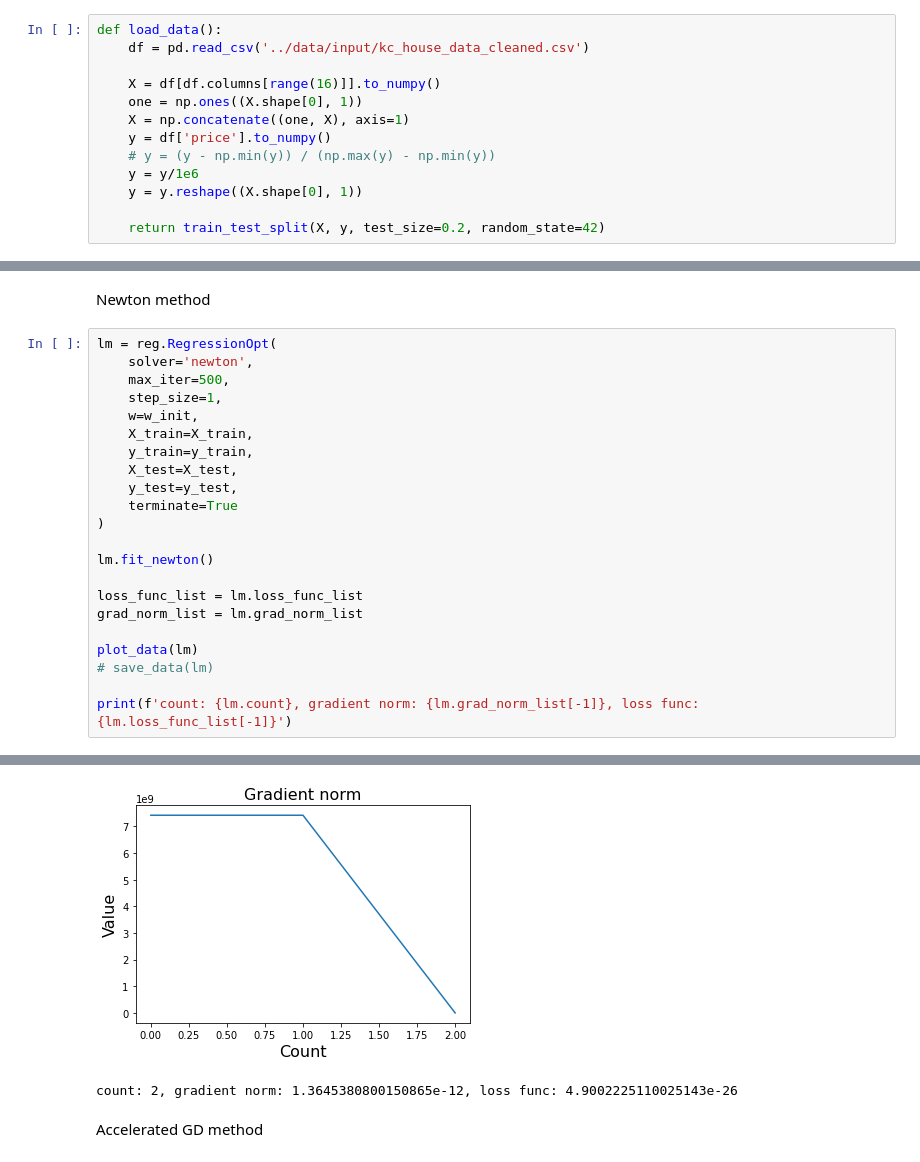
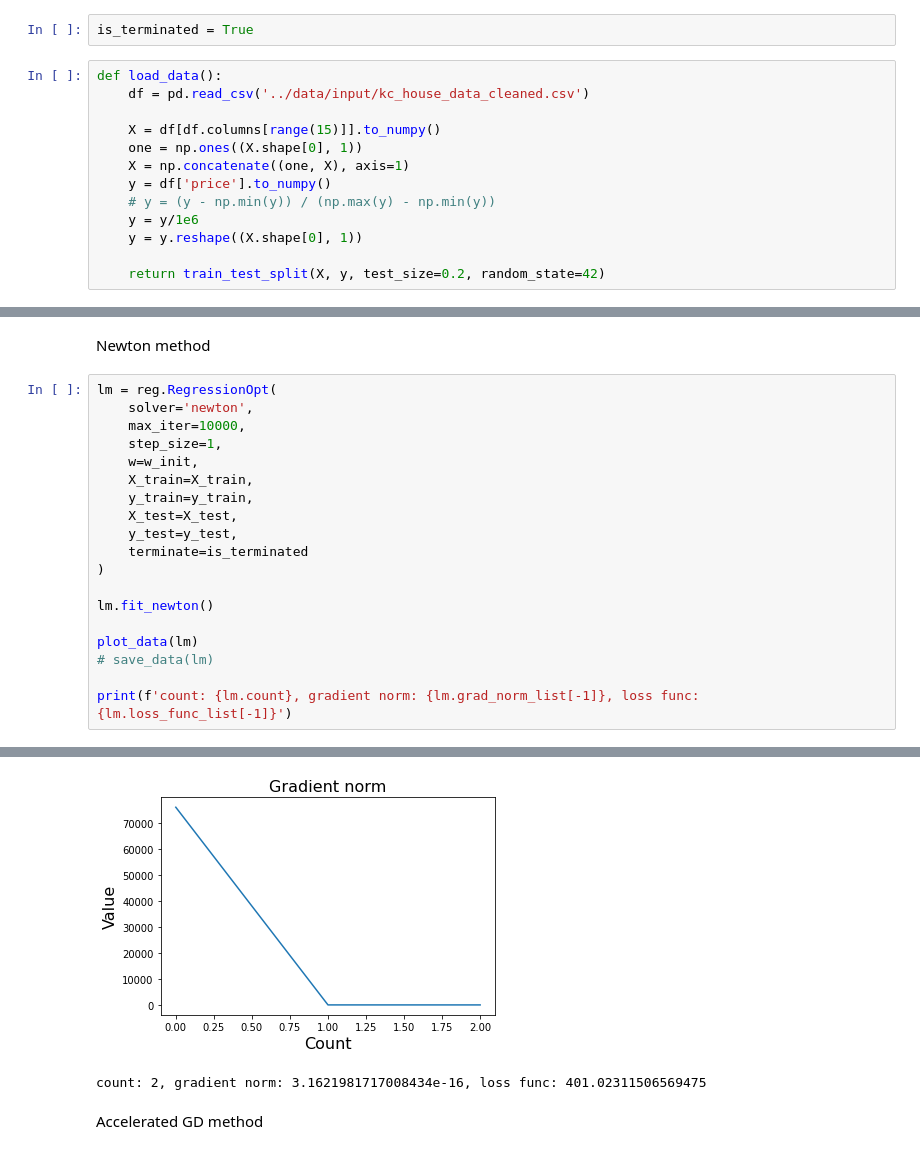
Before and after one commit to batman0911/regression_algorithm, a Jupyter notebook: kc_house/main.ipynb, the cells around one changed output, grey strips where cells are left out. Drawn from its saved outputs; the diff is of its cells as text.

```diff
--- a/kc_house/main.ipynb
+++ b/kc_house/main.ipynb
@@ -4,11 +4,13 @@ import pandas as pd
 from sklearn.model_selection import train_test_split
 import regression as reg
 import matplotlib.pyplot as plt
+# %%
+is_terminated = True
 # %%
 def load_data():
     df = pd.read_csv('../data/input/kc_house_data_cleaned.csv')
 
-    X = df[df.columns[range(16)]].to_numpy()
+    X = df[df.columns[range(15)]].to_numpy()
     one = np.ones((X.shape[0], 1))
     X = np.concatenate((one, X), axis=1)
     y = df['price'].to_numpy()
@@ -83,20 +84,17 @@ Newton method
 # %%
 lm = reg.RegressionOpt(
     solver='newton',
-    max_iter=500,
+    max_iter=10000,
     step_size=1,
     w=w_init,
     X_train=X_train,
     y_train=y_train,
     X_test=X_test,
     y_test=y_test,
-    terminate=True
+    terminate=is_terminated
 )
 
 lm.fit_newton()
-
-loss_func_list = lm.loss_func_list
-grad_norm_list = lm.grad_norm_list
 
 plot_data(lm)
 # save_data(lm)
@@ -107,5 +105,5 @@ print(f'count: {lm.count}, gradient norm: {lm.grad_norm_list[-1]}, loss func: {l
-[figure, old version]
+[figure, new version]
-count: 2, gradient norm: 1.3645380800150865e-12, loss func: 4.9002225110025143e-26
+count: 2, gradient norm: 3.1621981717008434e-16, loss func: 401.02311506569475
 # %% [markdown]
 Accelerated GD method
 # %%
```
Also changed, not shown: parts of 11 cells of this notebook, 10 other files.
